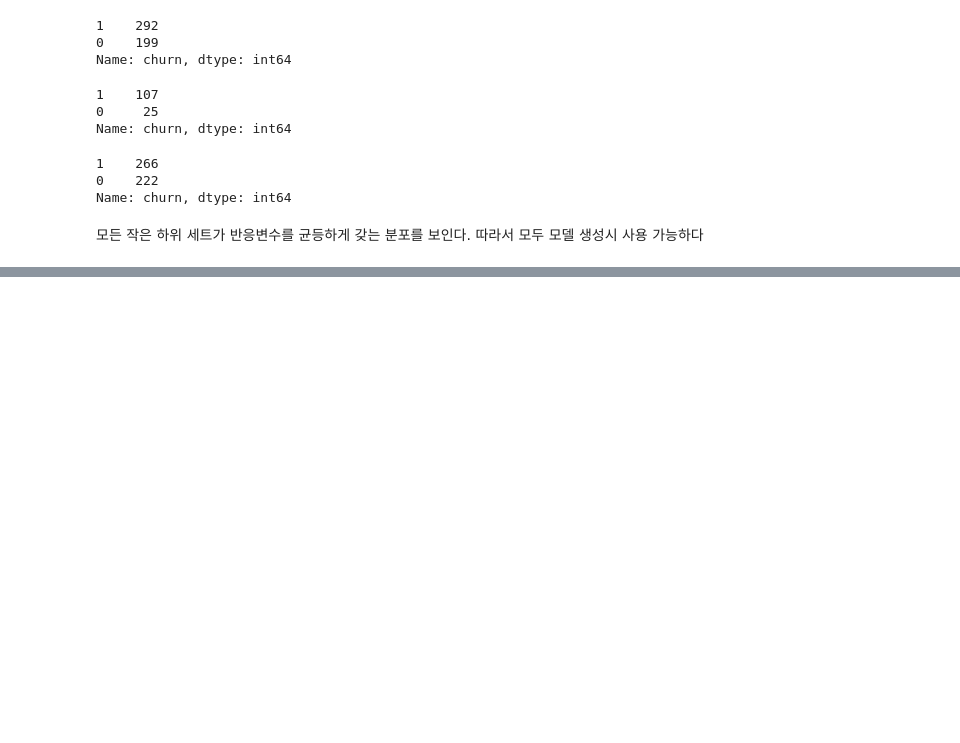
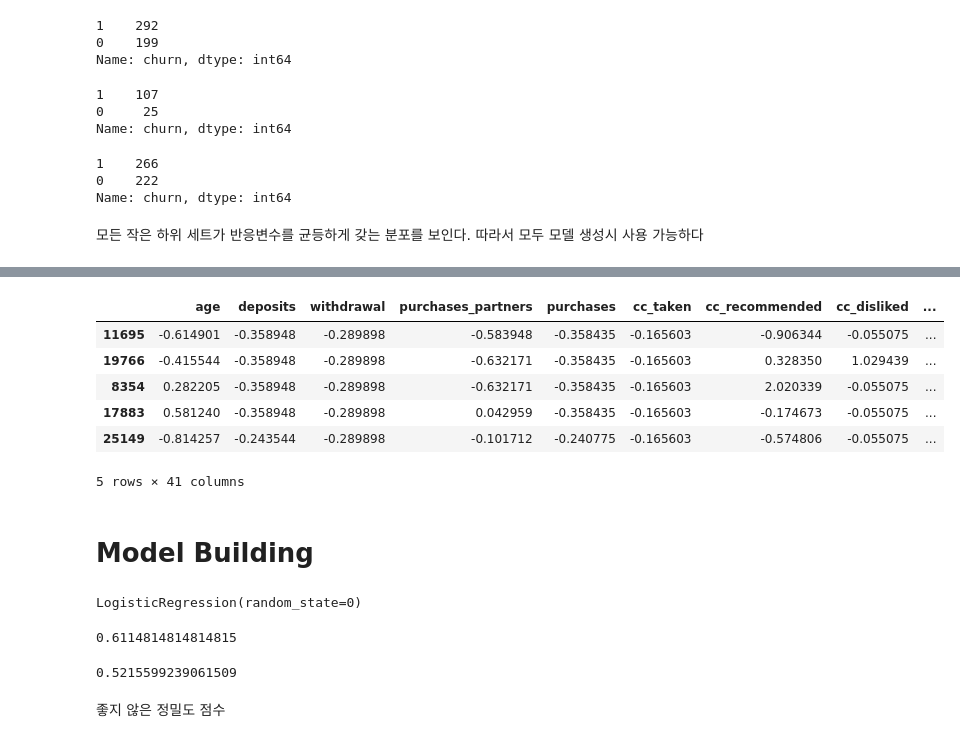
Before and after one commit to Gaebobman/Machine-learning, a Jupyter notebook: Minimizing Churn Rate.ipynb, the cells around one changed output, grey strips where cells are left out. Cells and saved outputs as stored; diff of their text form; code cells hidden in the pictures; blank space fills up the shorter version.

```diff
--- a/Minimizing Churn Rate.ipynb
+++ b/Minimizing Churn Rate.ipynb
@@ -211,0 +345,27 @@ Name: churn, dtype: int64
+# %%
+sc_X = StandardScaler()
+# Scaler 는 다차원 Numpy Array를 반환하고
+# index와 열 이름을 잃기에 DataFrame으로 변환한다.
+X_train2 = pd.DataFrame(sc_X.fit_transform(X_train))
+# %%
+X_test2 = pd.DataFrame(sc_X.transform(X_test))
+X_train2.columns = X_train.columns.values
+X_test2.columns = X_test.columns.values
+# %%
+X_train2.index = X_train.index.values
+X_test2.index = X_test.index.values
+# %%
+X_train = X_train2
+X_test = X_test2
+# %%
+X_train.head()
+# %% [output]
+|  | age | deposits | withdrawal | purchases_partners | purchases | cc_taken | cc_recommended | cc_disliked | ... |
+| 11695 | -0.614901 | -0.358948 | -0.289898 | -0.583948 | -0.358435 | -0.165603 | -0.906344 | -0.055075 | ... |
+| 19766 | -0.415544 | -0.358948 | -0.289898 | -0.632171 | -0.358435 | -0.165603 | 0.328350 | 1.029439 | ... |
+| 8354 | 0.282205 | -0.358948 | -0.289898 | -0.632171 | -0.358435 | -0.165603 | 2.020339 | -0.055075 | ... |
+| 17883 | 0.581240 | -0.358948 | -0.289898 | 0.042959 | -0.358435 | -0.165603 | -0.174673 | -0.055075 | ... |
+| 25149 | -0.814257 | -0.243544 | -0.289898 | -0.101712 | -0.240775 | -0.165603 | -0.574806 | -0.055075 | ... |
+5 rows × 41 columns
+# %% [markdown]
+# Model Building
@@ -211,0 +377,4 @@ Name: churn, dtype: int64
+# %%
+classifier.fit(X_train, y_train)
+# %% [output]
+LogisticRegression(random_state=0)
@@ -211,0 +389,11 @@ Name: churn, dtype: int64
+# %%
+accuracy_score(y_test, y_pred)
+# %% [output]
+0.6114814814814815
+# %%
+# 정밀도 점수: 정탐 값 / (정탐 값 + 오탐 값)
+precision_score(y_test, y_pred)
+# %% [output]
+0.5215599239061509
+# %% [markdown]
+좋지 않은 정밀도 점수
```
Also changed, not shown: parts of 28 cells of this notebook, 1 other file.
